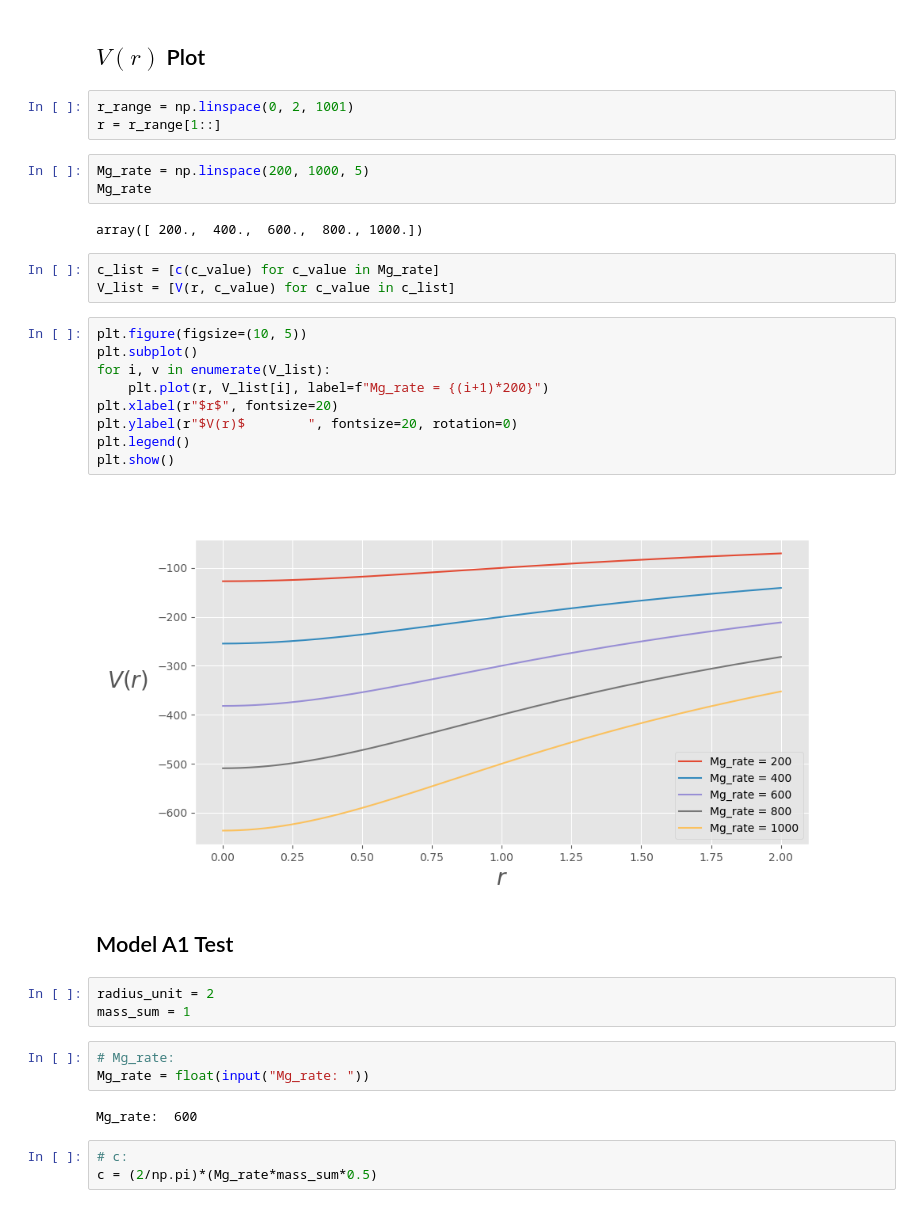
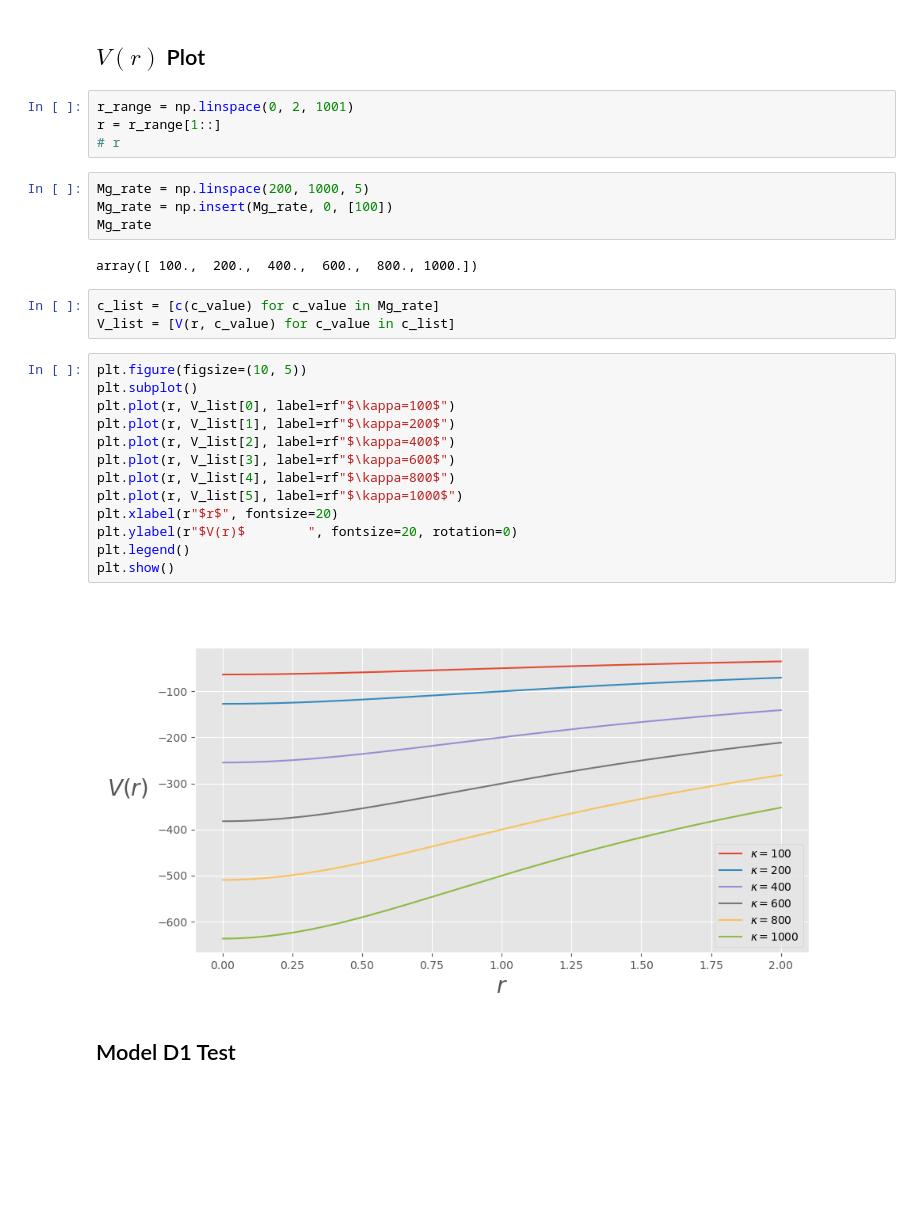
Before and after one commit to Mephisto-000/SMBBH, a Jupyter notebook: demo/potential.ipynb, the cells around one changed output. Cells and saved outputs as stored; diff of their text form; blank space fills up the shorter version.

Commit message:
feat: update potential test.

```diff
--- a/demo/potential.ipynb
+++ b/demo/potential.ipynb
@@ -34,35 +34,30 @@ def V(r, c):
 # %%
 r_range = np.linspace(0, 2, 1001)
 r = r_range[1::]
+# r
 # %%
 Mg_rate = np.linspace(200, 1000, 5)
+Mg_rate = np.insert(Mg_rate, 0, [100])
 Mg_rate
 # %% [output]
-array([ 200.,  400.,  600.,  800., 1000.])
+array([ 100.,  200.,  400.,  600.,  800., 1000.])
 # %%
 c_list = [c(c_value) for c_value in Mg_rate]
 V_list = [V(r, c_value) for c_value in c_list]
 # %%
 plt.figure(figsize=(10, 5))
 plt.subplot()
-for i, v in enumerate(V_list):
-    plt.plot(r, V_list[i], label=f"Mg_rate = {(i+1)*200}")
+plt.plot(r, V_list[0], label=rf"$\kappa=100$")
+plt.plot(r, V_list[1], label=rf"$\kappa=200$")
+plt.plot(r, V_list[2], label=rf"$\kappa=400$")
+plt.plot(r, V_list[3], label=rf"$\kappa=600$")
+plt.plot(r, V_list[4], label=rf"$\kappa=800$")
+plt.plot(r, V_list[5], label=rf"$\kappa=1000$")
 plt.xlabel(r"$r$", fontsize=20)
 plt.ylabel(r"$V(r)$        ", fontsize=20, rotation=0)
 plt.legend()
 plt.show()
 # %% [output]
-[figure, old version]
+[figure, new version]
 # %% [markdown]
-## Model A1 Test
+## Model D1 Test
-# %%
-radius_unit = 2
-mass_sum = 1
-# %%
-# Mg_rate:
-Mg_rate = float(input("Mg_rate: "))
-# %% [output]
-Mg_rate:  600
-# %%
-# c:
-c = (2/np.pi)*(Mg_rate*mass_sum*0.5)
```
Also changed, not shown: parts of 6 cells of this notebook, 2 other files.
